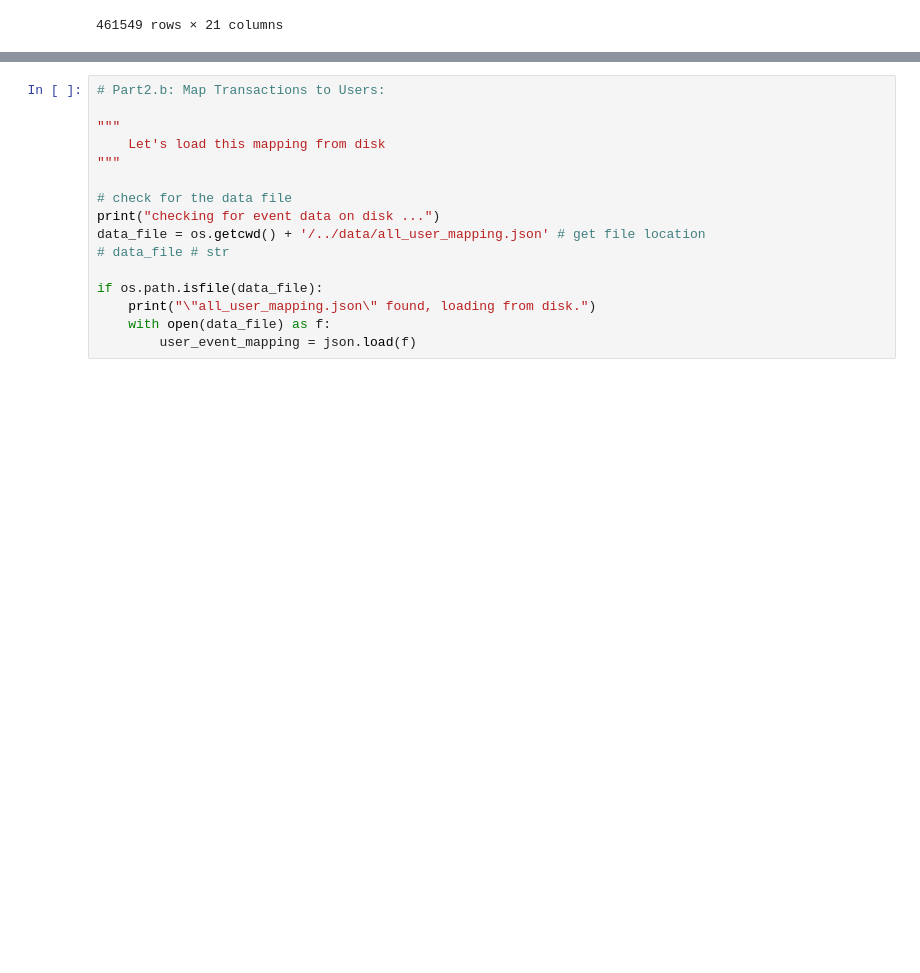
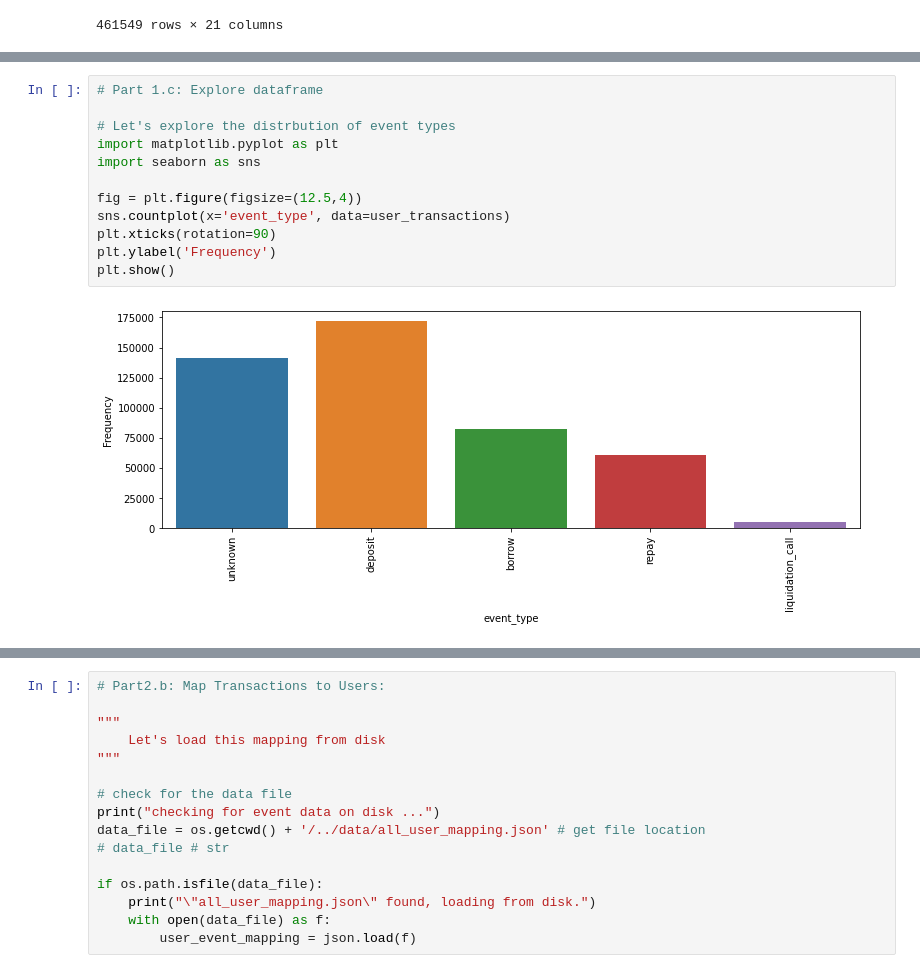
Before and after one commit to Scaleframe/defi_credit_score, a Jupyter notebook: notebooks/01-data-and-solution-flow.ipynb, the cells around one changed output, grey strips where cells are left out. Drawn from its saved outputs; the diff is of its cells as text; blank space fills up the shorter version.

Commit message:
add distributions for event types and numeric attributes

```diff
--- a/notebooks/01-data-and-solution-flow.ipynb
+++ b/notebooks/01-data-and-solution-flow.ipynb
@@ -346,0 +288,14 @@ This gives us a nice mapping for a user and all their given events
+# %%
+# Part 1.c: Explore dataframe
+
+# Let's explore the distrbution of event types
+import matplotlib.pyplot as plt
+import seaborn as sns
+
+fig = plt.figure(figsize=(12.5,4))
+sns.countplot(x='event_type', data=user_transactions)
+plt.xticks(rotation=90)
+plt.ylabel('Frequency')
+plt.show()
+# %% [output]
+[figure, added]
```
Also changed, not shown: parts of 50 cells of this notebook.
